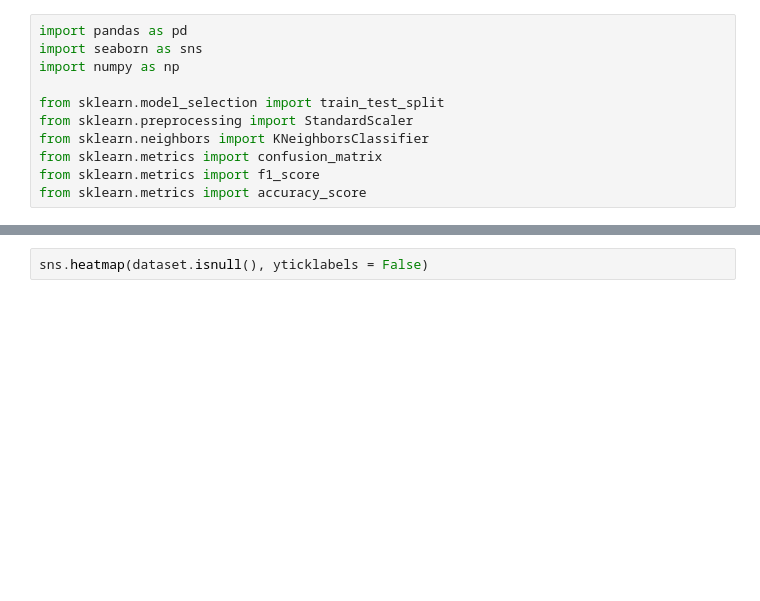
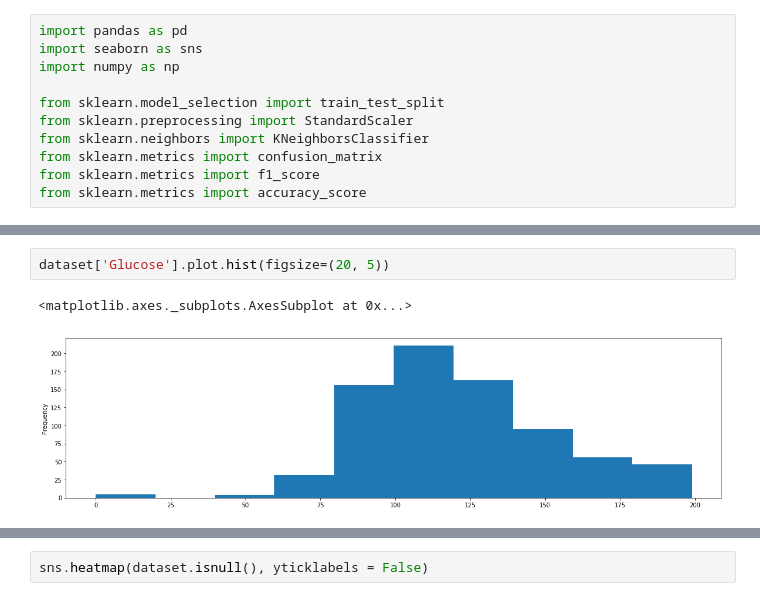
Before and after one commit to ShankarDhandapani/MachineLearning, a Jupyter notebook: KNN.ipynb, the cells around one changed output, grey strips where cells are left out. Cells and saved outputs as stored; diff of their text form; blank space fills up the shorter version.

```diff
--- a/KNN.ipynb
+++ b/KNN.ipynb
@@ -23,0 +70,5 @@ dataset.head()
+# %%
+dataset['Glucose'].plot.hist(figsize=(20, 5))
+# %% [output]
+<matplotlib.axes._subplots.AxesSubplot at 0x...>
+[figure, added]
```
Also changed, not shown: parts of 11 cells of this notebook.
